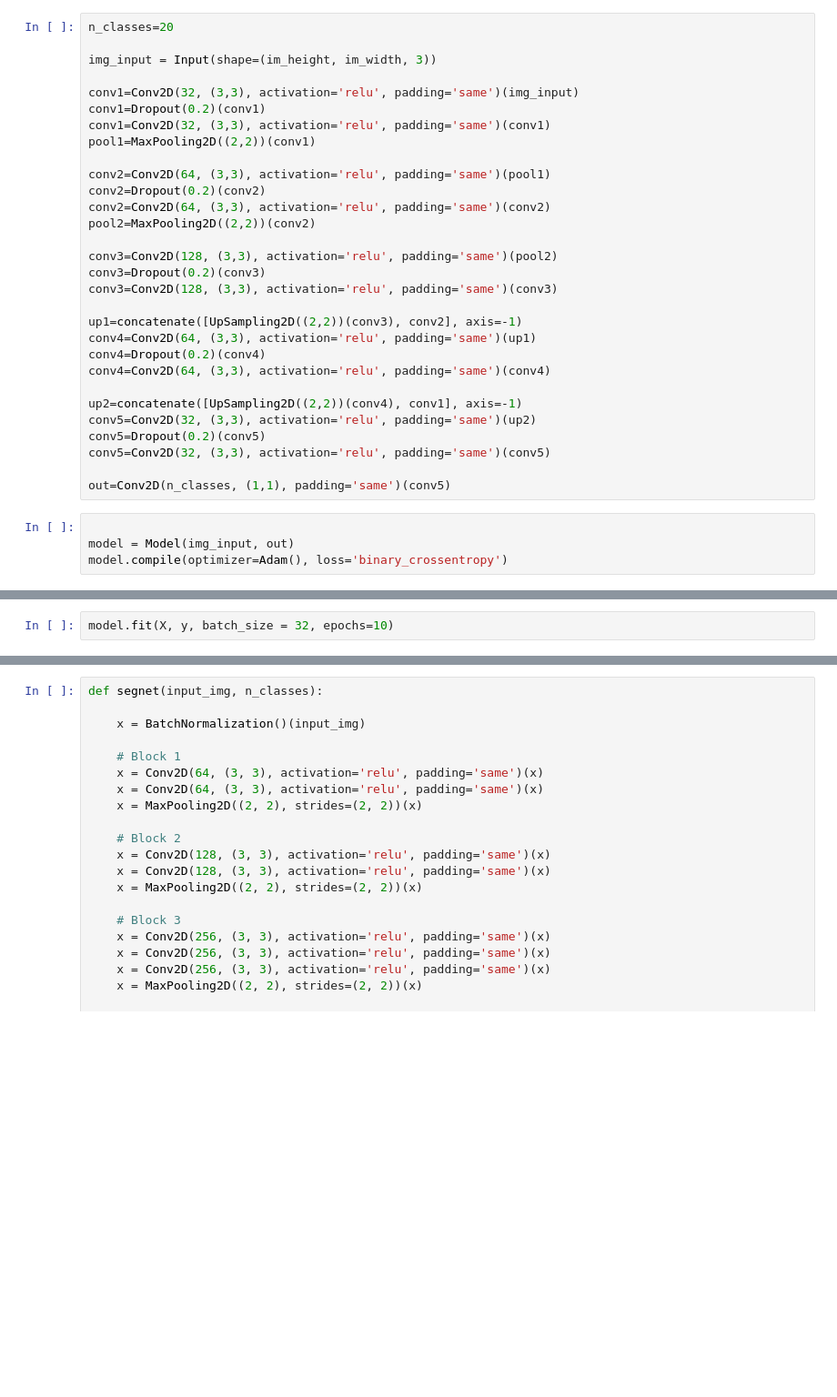
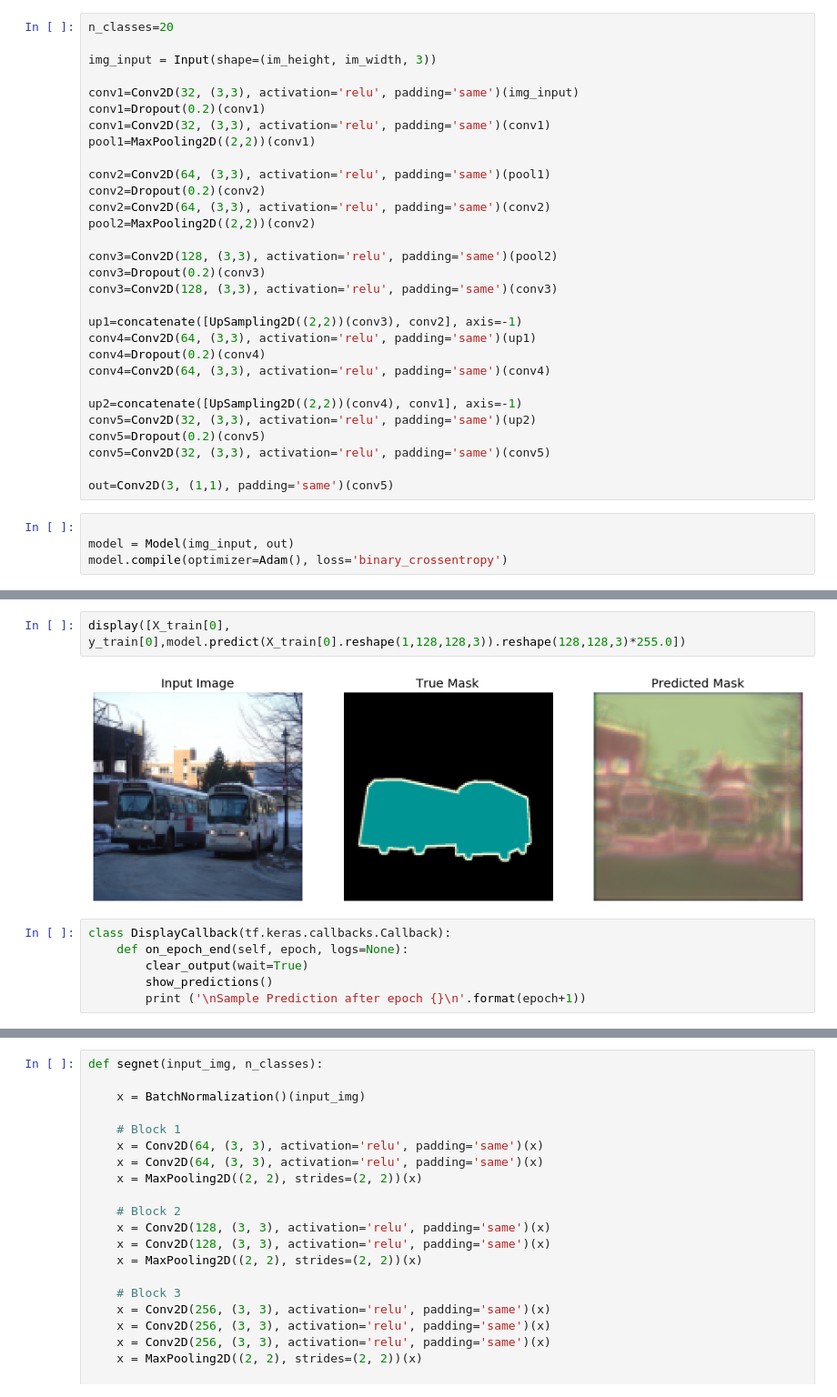
Before and after one commit to puhuk/Paper-Implementation, a Jupyter notebook: Image_Network/SegNet/Segnet_Keras.ipynb, the cells around one changed output, grey strips where cells are left out. Shown at 91% size. Drawn from its saved outputs; the diff is of its cells as text; blank space fills up the shorter version.

```diff
--- a/Image_Network/SegNet/Segnet_Keras.ipynb
+++ b/Image_Network/SegNet/Segnet_Keras.ipynb
@@ -132,7 +132,7 @@ conv5=Conv2D(32, (3,3), activation='relu', padding='same')(up2)
 conv5=Dropout(0.2)(conv5)
 conv5=Conv2D(32, (3,3), activation='relu', padding='same')(conv5)
 
-out=Conv2D(n_classes, (1,1), padding='same')(conv5)
+out=Conv2D(3, (1,1), padding='same')(conv5)
 # %%
 
 model = Model(img_input, out)
@@ -159,2 +139,0 @@ ValueError: setting an array element with a sequence.
-# %%
-model.fit(X, y, batch_size = 32, epochs=10)
@@ -166,0 +160,10 @@ ValueError: Error when checking target: expected conv2d_209 to have shape (128,
+# %%
+display([X_train[0], y_train[0],model.predict(X_train[0].reshape(1,128,128,3)).reshape(128,128,3)*255.0])
+# %% [output]
+[figure, added]
+# %%
+class DisplayCallback(tf.keras.callbacks.Callback):
+    def on_epoch_end(self, epoch, logs=None):
+        clear_output(wait=True)
+        show_predictions()
+        print ('\nSample Prediction after epoch {}\n'.format(epoch+1))
```
Also changed, not shown: parts of 10 cells of this notebook.
